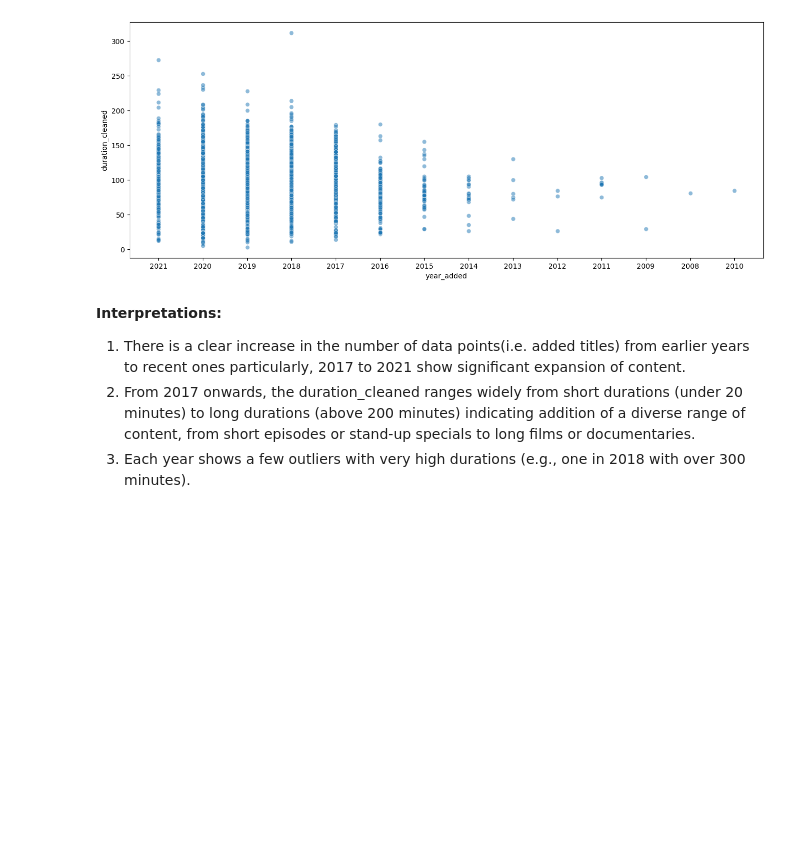
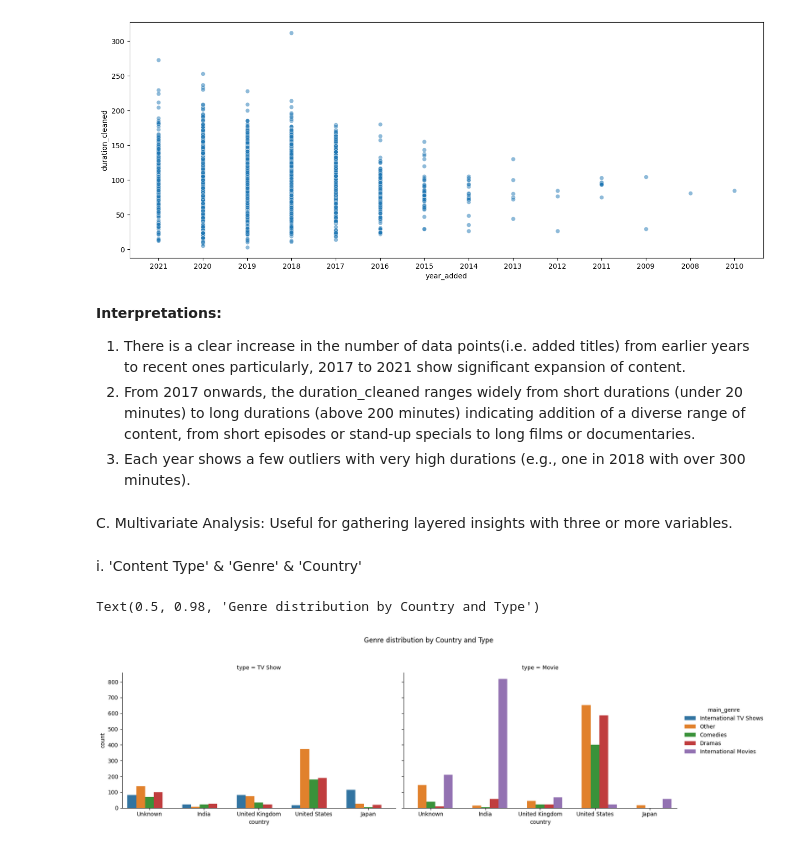
Before and after one commit to SakriyaPyakurel/netflix-EDA, a Jupyter notebook: eda.ipynb, the cells around one changed output. Saved outputs shown, nothing was run; the diff lists cells and outputs as text; code cells hidden in the pictures; blank space fills up the shorter version.

Commit message:
moved onto multivariate analysis with visualizations and interpretations

```diff
--- a/eda.ipynb
+++ b/eda.ipynb
@@ -520,3 +520,20 @@ See the caveats in the documentation: https://pandas.pydata.org/pandas-docs/stab
 1. There is a clear increase in the number of data points(i.e. added titles) from earlier years to recent ones particularly, 2017 to 2021 show significant expansion of content.<br>
 2. From 2017 onwards, the duration_cleaned ranges widely from short durations (under 20 minutes) to long durations (above 200 minutes) indicating addition of a diverse range of content, from short episodes or stand-up specials to long films or documentaries.<br>
 3. Each year shows a few outliers with very high durations (e.g., one in 2018 with over 300 minutes).
+# %% [markdown]
+C. Multivariate Analysis: Useful for gathering layered insights with three or more variables.
+# %% [markdown]
+i. 'Content Type' & 'Genre' & 'Country'
+# %%
+# Top 5 countries and Genres
+top_countries = df['country'].value_counts().head(5).index
+top_genres = df['main_genre'].value_counts().head(5).index
+filtered_df = df[df['country'].isin(top_countries) & df['main_genre'].isin(top_genres)]
+# %%
+# Plotting
+sb.catplot(data=filtered_df,kind='count',x='country',hue='main_genre',col='type',height=5,aspect=1.5)
+plt.subplots_adjust(top=0.8)
+plt.suptitle('Genre distribution by Country and Type')
+# %% [output]
+Text(0.5, 0.98, 'Genre distribution by Country and Type')
+[figure, added]
```
Also changed, not shown: parts of 3 cells of this notebook.
